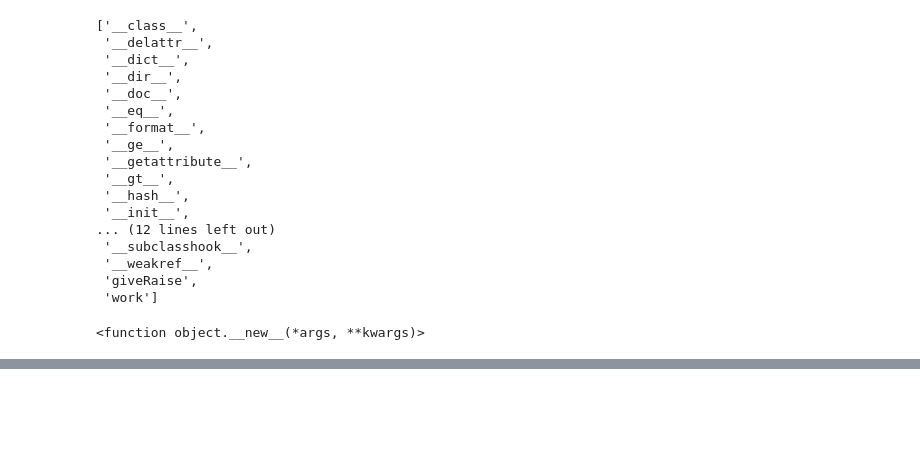
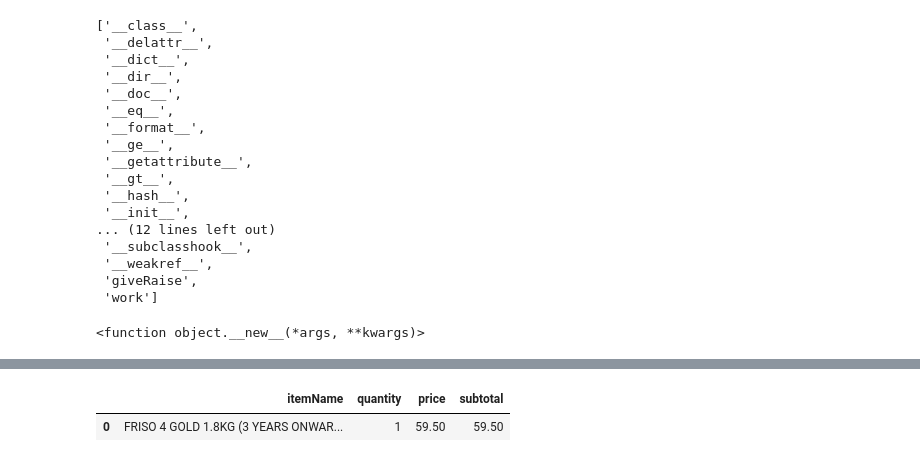
Before and after one commit to gary136/Work_files, a Jupyter notebook: Untitled.ipynb, the cells around one changed output, grey strips where cells are left out. Saved outputs shown, nothing was run; the diff lists cells and outputs as text; code cells hidden in the pictures; blank space fills up the shorter version.

```diff
--- a/Untitled.ipynb
+++ b/Untitled.ipynb
@@ -35,0 +191,2 @@ Employee.__new__
+# %%
+df = pd.read_csv('Documents/dataset_for_interview/dataset.csv')
@@ -35,0 +214,7 @@ Employee.__new__
+# %%
+data = json.loads(df['sku'][1])[0]
+# %%
+pd.DataFrame(data, index=[0])
+# %% [output]
+|  | itemName | quantity | price | subtotal |
+| 0 | FRISO 4 GOLD 1.8KG (3 YEARS ONWAR... | 1 | 59.50 | 59.50 |
```
Also changed, not shown: parts of 39 cells of this notebook, 5 other files.
